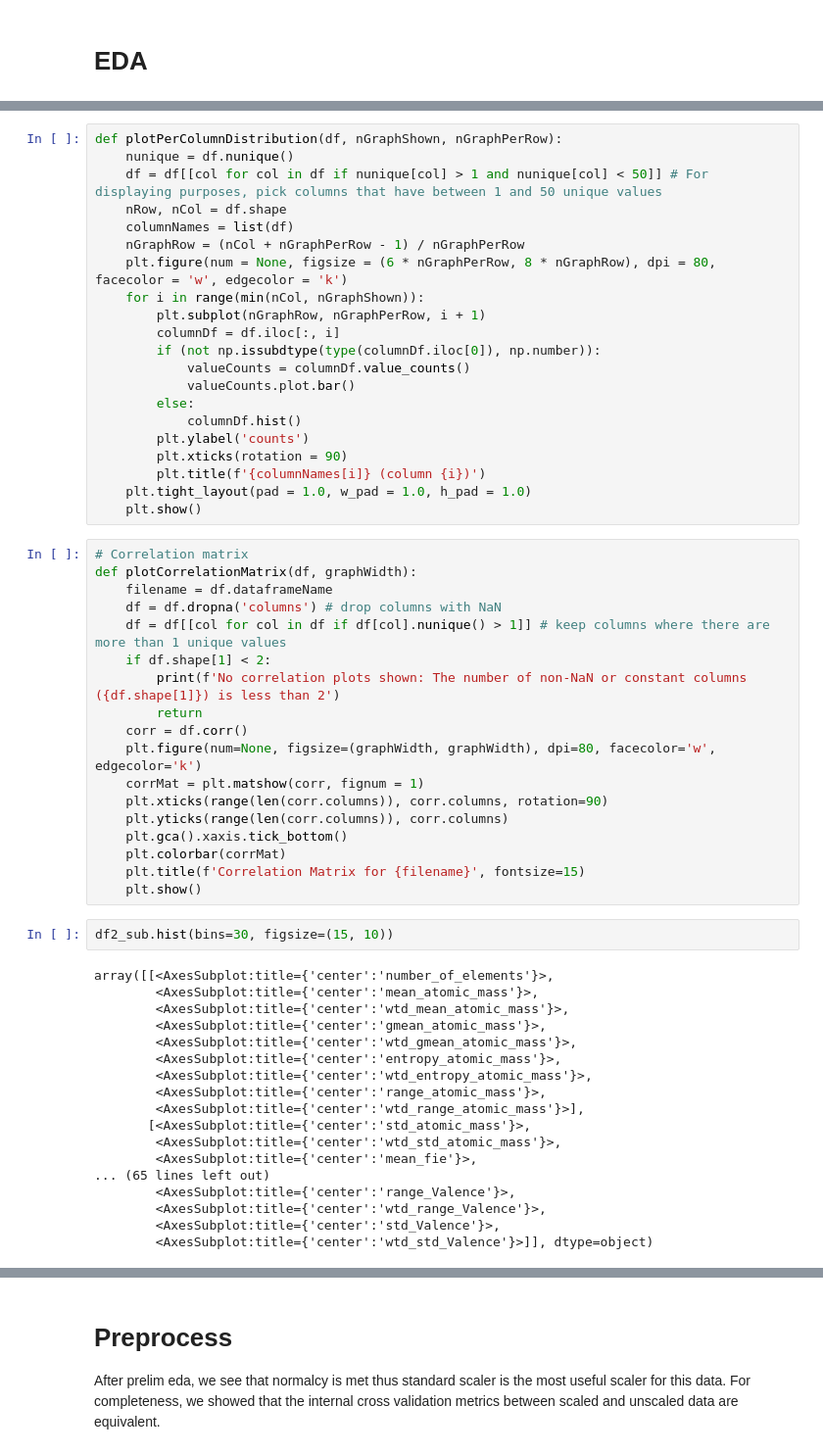
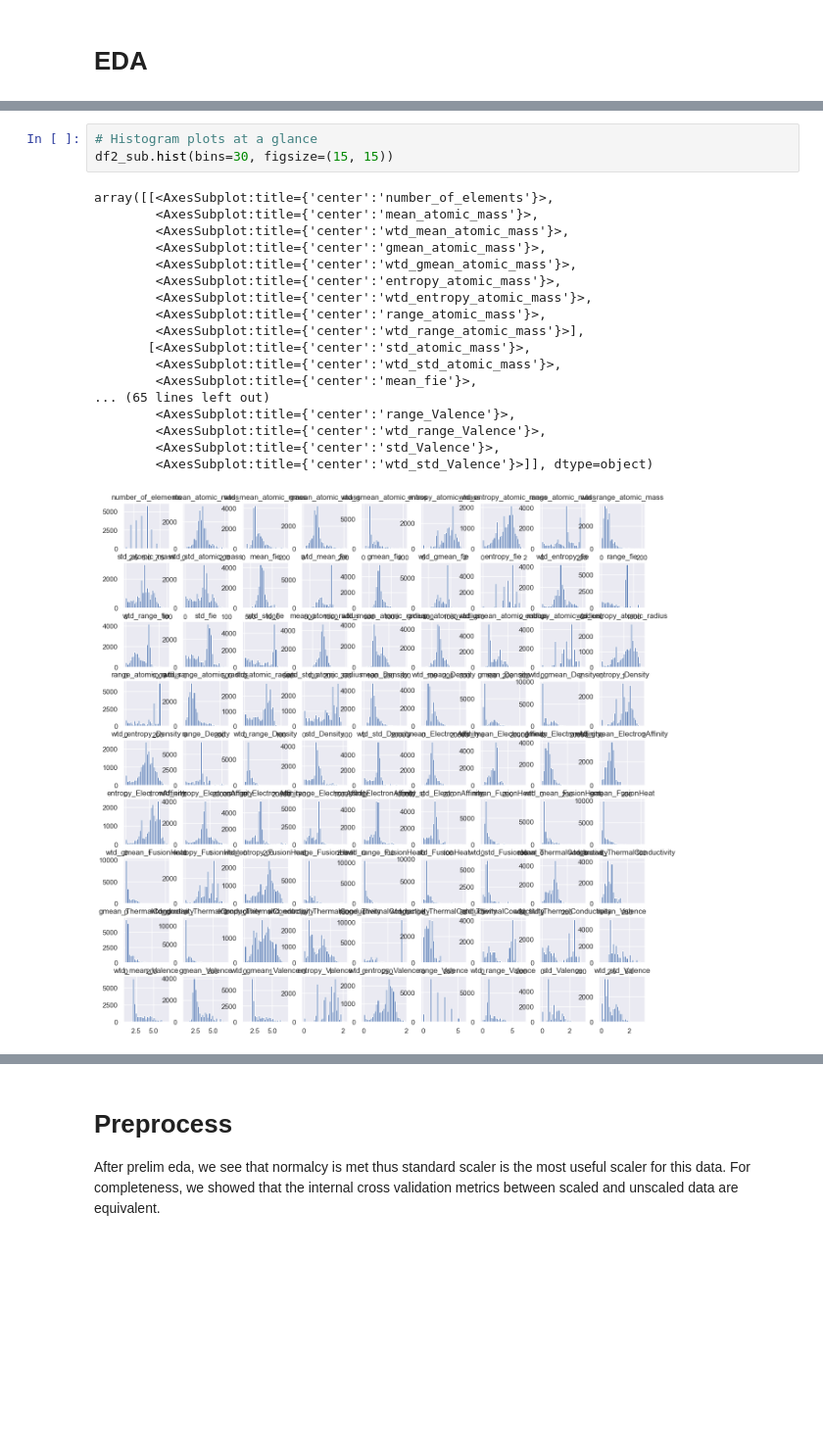
Before and after one commit to ryskgit/QTW_CaseStudy, a Jupyter notebook: Case Study 1/CS1_final.ipynb, the cells around one changed output, grey strips where cells are left out. Shown at 98% size. Saved outputs shown, nothing was run; the diff lists cells and outputs as text; blank space fills up the shorter version.

```diff
--- a/Case Study 1/CS1_final.ipynb
+++ b/Case Study 1/CS1_final.ipynb
@@ -115,59 +81,22 @@ df2_sub.corr()
-# %%
-def plotPerColumnDistribution(df, nGraphShown, nGraphPerRow):
-    nunique = df.nunique()
-    df = df[[col for col in df if nunique[col] > 1 and nunique[col] < 50]] # For displaying purposes, pick columns that have between 1 and 50 unique values
-    nRow, nCol = df.shape
-    columnNames = list(df)
-    nGraphRow = (nCol + nGraphPerRow - 1) / nGraphPerRow
-    plt.figure(num = None, figsize = (6 * nGraphPerRow, 8 * nGraphRow), dpi = 80, facecolor = 'w', edgecolor = 'k')
-    for i in range(min(nCol, nGraphShown)):
-        plt.subplot(nGraphRow, nGraphPerRow, i + 1)
-        columnDf = df.iloc[:, i]
-        if (not np.issubdtype(type(columnDf.iloc[0]), np.number)):
-            valueCounts = columnDf.value_counts()
-            valueCounts.plot.bar()
-        else:
-            columnDf.hist()
-        plt.ylabel('counts')
-        plt.xticks(rotation = 90)
-        plt.title(f'{columnNames[i]} (column {i})')
-    plt.tight_layout(pad = 1.0, w_pad = 1.0, h_pad = 1.0)
-    plt.show()
-# %%
-# Correlation matrix
-def plotCorrelationMatrix(df, graphWidth):
-    filename = df.dataframeName
-    df = df.dropna('columns') # drop columns with NaN
-    df = df[[col for col in df if df[col].nunique() > 1]] # keep columns where there are more than 1 unique values
-    if df.shape[1] < 2:
-        print(f'No correlation plots shown: The number of non-NaN or constant columns ({df.shape[1]}) is less than 2')
-        return
-    corr = df.corr()
-    plt.figure(num=None, figsize=(graphWidth, graphWidth), dpi=80, facecolor='w', edgecolor='k')
-    corrMat = plt.matshow(corr, fignum = 1)
-    plt.xticks(range(len(corr.columns)), corr.columns, rotation=90)
-    plt.yticks(range(len(corr.columns)), corr.columns)
-    plt.gca().xaxis.tick_bottom()
-    plt.colorbar(corrMat)
-    plt.title(f'Correlation Matrix for {filename}', fontsize=15)
-    plt.show()
 # %%
-df2_sub.hist(bins=30, figsize=(15, 10))
+# Histogram plots at a glance
+df2_sub.hist(bins=30, figsize=(15, 15))
 # %% [output]
 array([[<AxesSubplot:title={'center':'number_of_elements'}>,
         <AxesSubplot:title={'center':'mean_atomic_mass'}>,
         <AxesSubplot:title={'center':'wtd_mean_atomic_mass'}>,
         <AxesSubplot:title={'center':'gmean_atomic_mass'}>,
         <AxesSubplot:title={'center':'wtd_gmean_atomic_mass'}>,
         <AxesSubplot:title={'center':'entropy_atomic_mass'}>,
         <AxesSubplot:title={'center':'wtd_entropy_atomic_mass'}>,
         <AxesSubplot:title={'center':'range_atomic_mass'}>,
         <AxesSubplot:title={'center':'wtd_range_atomic_mass'}>],
        [<AxesSubplot:title={'center':'std_atomic_mass'}>,
         <AxesSubplot:title={'center':'wtd_std_atomic_mass'}>,
         <AxesSubplot:title={'center':'mean_fie'}>,
 ... (65 lines left out)
         <AxesSubplot:title={'center':'range_Valence'}>,
         <AxesSubplot:title={'center':'wtd_range_Valence'}>,
         <AxesSubplot:title={'center':'std_Valence'}>,
         <AxesSubplot:title={'center':'wtd_std_Valence'}>]], dtype=object)
+[figure, added]
```
Also changed, not shown: parts of 19 cells of this notebook, 1 other file.
